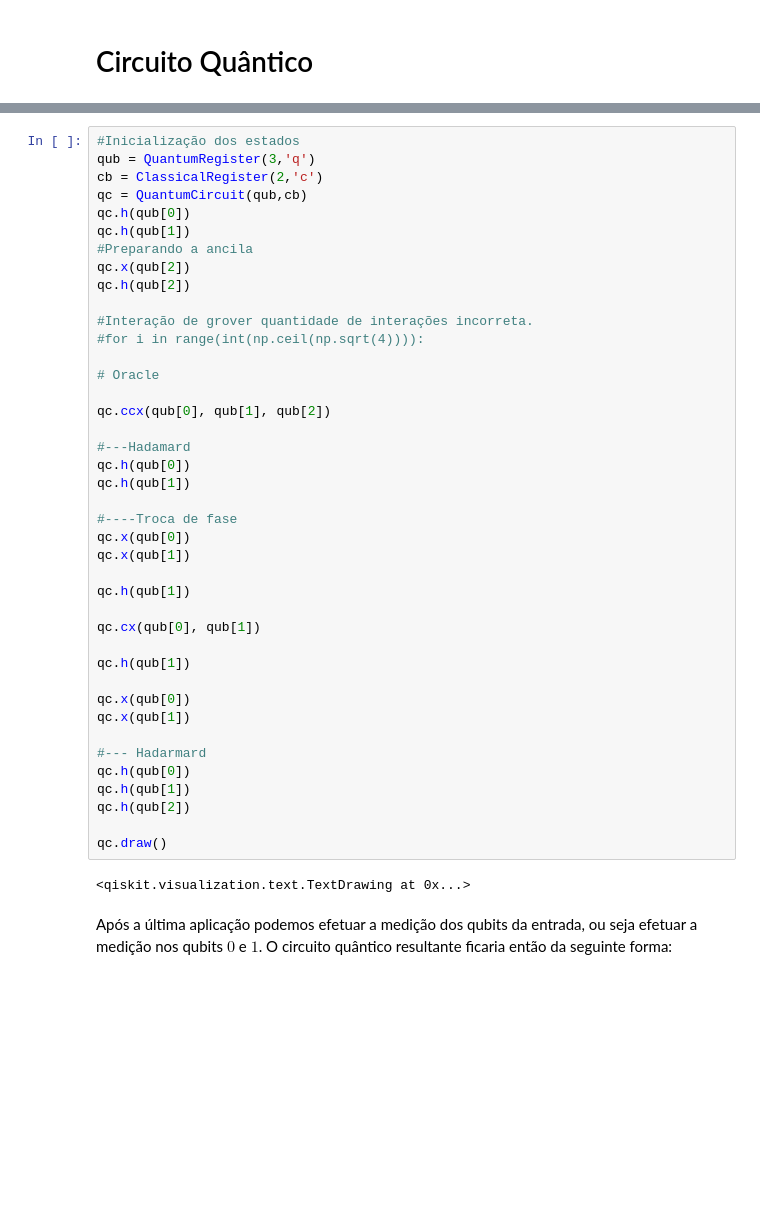
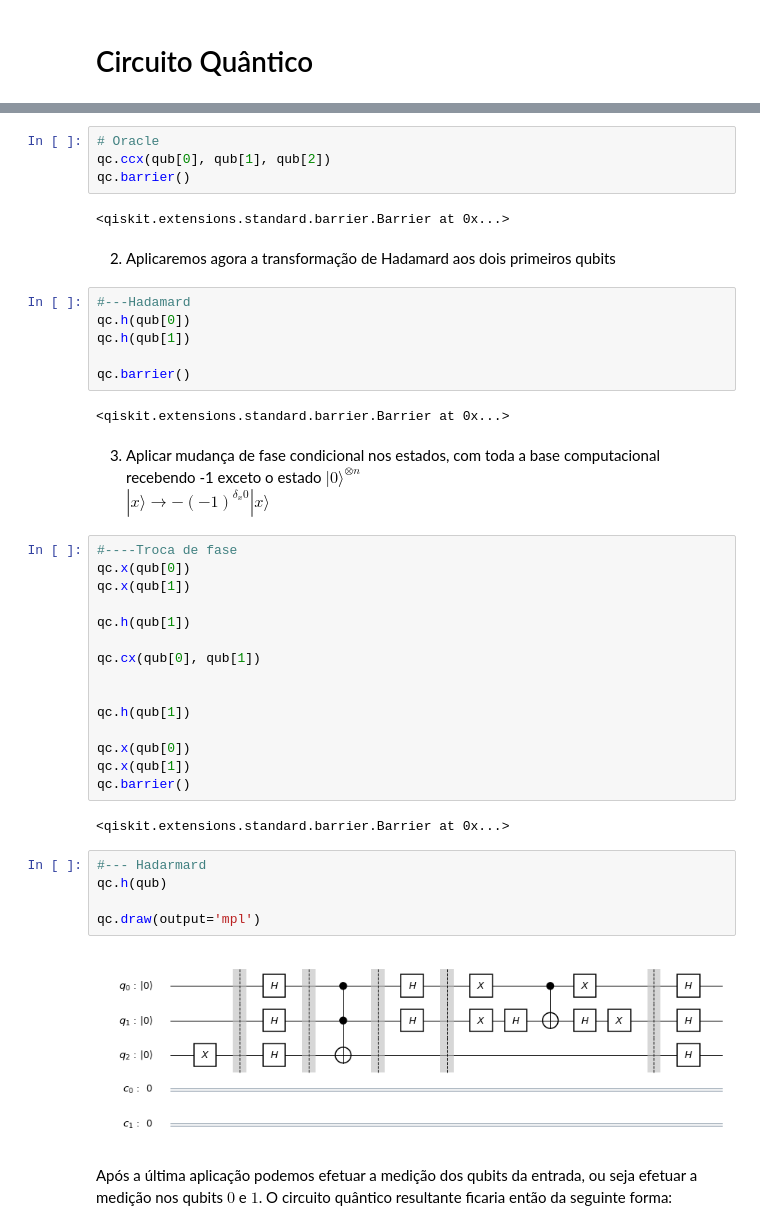
Before and after one commit to adjs/comp-quantica, a Jupyter notebook: grover.ipynb, the cells around one changed output, grey strips where cells are left out. Saved outputs shown, nothing was run; the diff lists cells and outputs as text; blank space fills up the shorter version.

Commit message:
Atualizações do grover

```diff
--- a/grover.ipynb
+++ b/grover.ipynb
@@ -186,25 +236,23 @@ $|x\rangle \rightarrow -(-1)^{\delta_x0}|x\rangle$ <br>
+# %%
+# Oracle
+qc.ccx(qub[0], qub[1], qub[2])
+qc.barrier()
+# %% [output]
+<qiskit.extensions.standard.barrier.Barrier at 0x...>
+# %% [markdown]
+2. Aplicaremos agora a transformação de Hadamard aos dois primeiros qubits
+# %%
+#---Hadamard
+qc.h(qub[0])
+qc.h(qub[1])
+
+qc.barrier()
+# %% [output]
+<qiskit.extensions.standard.barrier.Barrier at 0x...>
+# %% [markdown]
+3. Aplicar mudança de fase condicional nos estados, com toda a base computacional recebendo -1 exceto o estado $|0\rangle^{\otimes n}$  <br>
+$|x\rangle \rightarrow -(-1)^{\delta_x0}|x\rangle$
 # %%
-#Inicialização dos estados
-qub = QuantumRegister(3,'q')
-cb = ClassicalRegister(2,'c')
-qc = QuantumCircuit(qub,cb)
-qc.h(qub[0])
-qc.h(qub[1])
-#Preparando a ancila
-qc.x(qub[2])
-qc.h(qub[2])
-
-#Interação de grover quantidade de interações incorreta.
-#for i in range(int(np.ceil(np.sqrt(4)))):
-
-# Oracle
-
-qc.ccx(qub[0], qub[1], qub[2])
-
-#---Hadamard
-qc.h(qub[0])
-qc.h(qub[1])
-
 #----Troca de fase
 qc.x(qub[0])
 qc.x(qub[1])
@@ -213,19 +261,21 @@ qc.h(qub[1])
 
 qc.cx(qub[0], qub[1])
 
+
 qc.h(qub[1])
 
 qc.x(qub[0])
 qc.x(qub[1])
-
-#--- Hadarmard
-qc.h(qub[0])
-qc.h(qub[1])
-qc.h(qub[2])
-
-qc.draw()
+qc.barrier()
 # %% [output]
-<qiskit.visualization.text.TextDrawing at 0x...>
+<qiskit.extensions.standard.barrier.Barrier at 0x...>
+# %%
+#--- Hadarmard
+qc.h(qub)
+
+qc.draw(output='mpl')
+# %% [output]
+[figure, added]
 # %% [markdown]
 Após a última aplicação podemos efetuar a medição dos qubits da entrada, ou seja  efetuar a medição nos qubits $0$ e $1$.
 O circuito quântico resultante ficaria então da seguinte forma:
```
Also changed, not shown: parts of 14 cells of this notebook.
